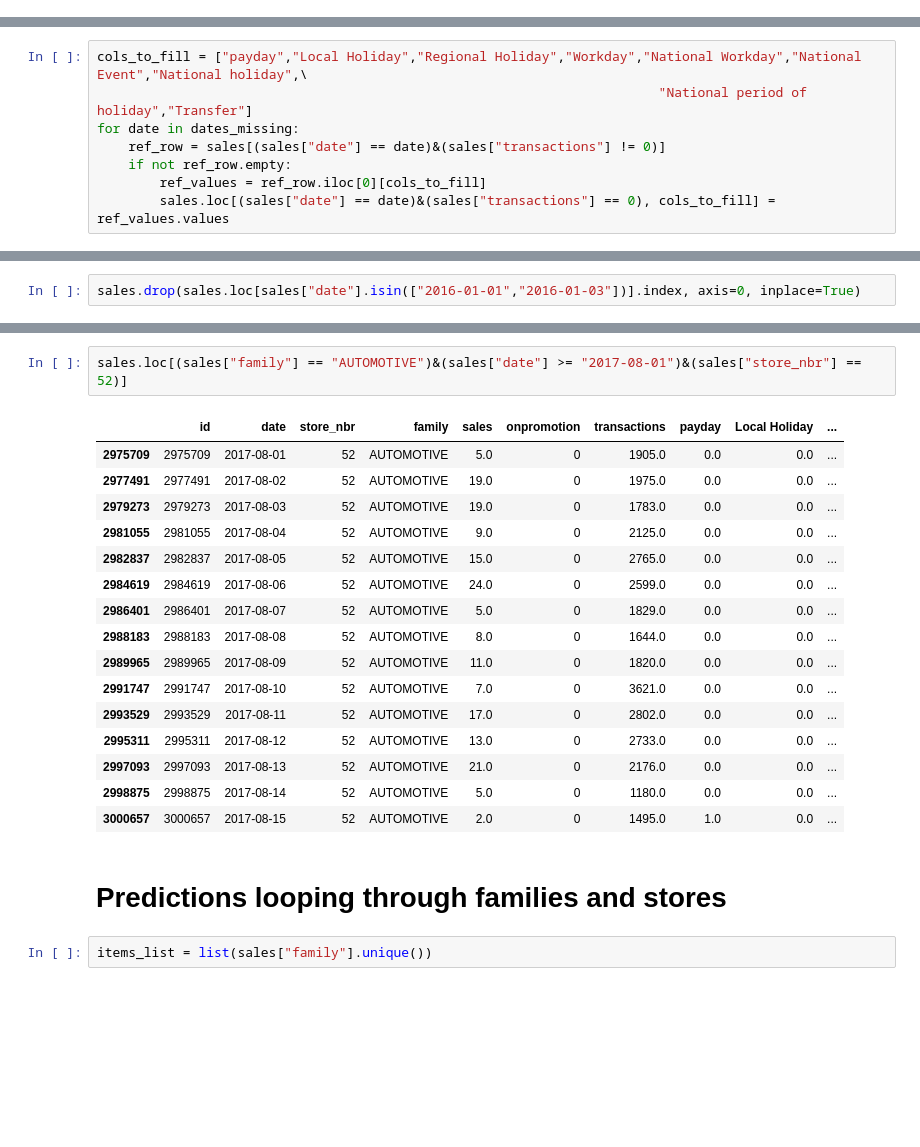
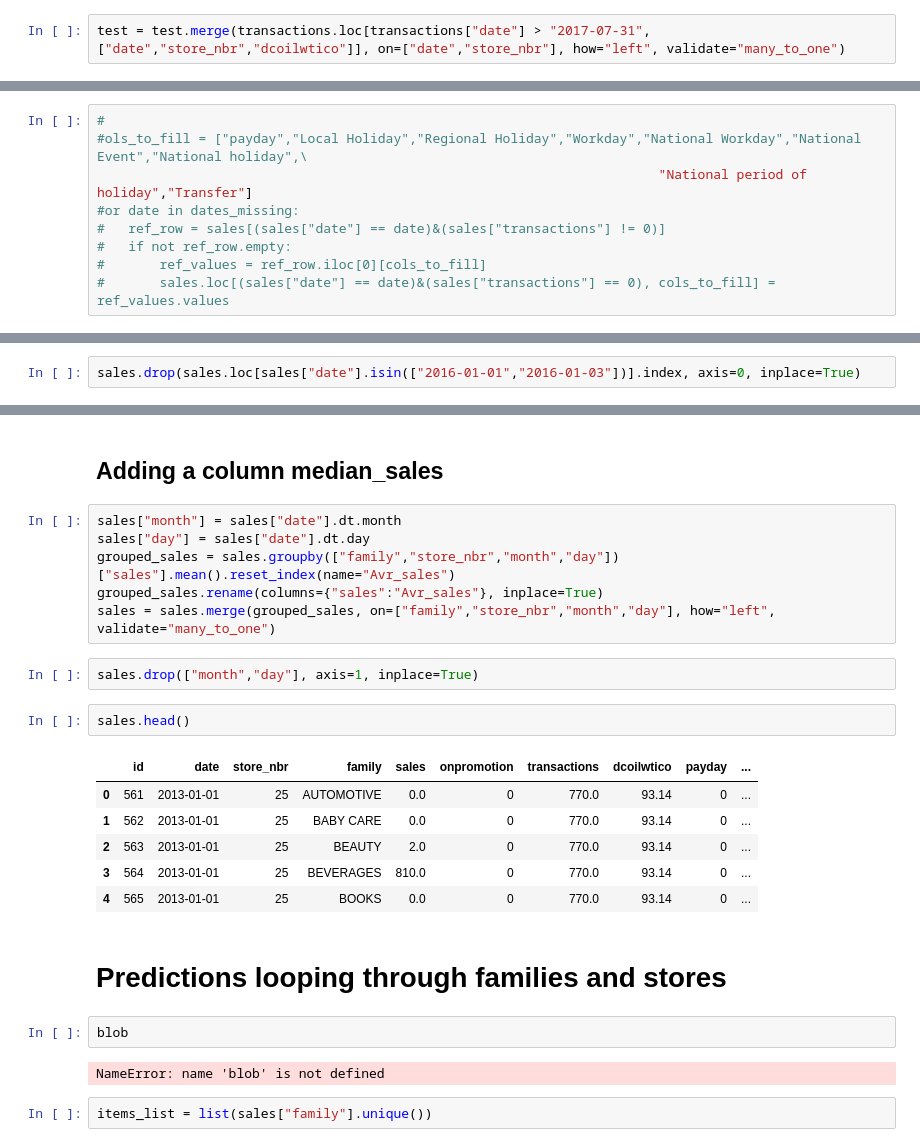
Before and after one commit to flylight-max/Time_Series_forecasting, a Jupyter notebook: pipeline_finale.ipynb, the cells around one changed output, grey strips where cells are left out. Cells and saved outputs as stored; diff of their text form; blank space fills up the shorter version.

```diff
--- a/pipeline_finale.ipynb
+++ b/pipeline_finale.ipynb
@@ -129,3 +183,5 @@ test.drop("transactions_pred", axis=1, inplace=True)
+# %%
+test = test.merge(transactions.loc[transactions["date"] > "2017-07-31",["date","store_nbr","dcoilwtico"]], on=["date","store_nbr"], how="left", validate="many_to_one")
 # %%
 test.isna().sum()
 # %% [output]
@@ -237,8 +322,9 @@ Name: transactions, dtype: float64
 # %%
-cols_to_fill = ["payday","Local Holiday","Regional Holiday","Workday","National Workday","National Event","National holiday",\
+#
+#ols_to_fill = ["payday","Local Holiday","Regional Holiday","Workday","National Workday","National Event","National holiday",\
                                                                         "National period of holiday","Transfer"]
-for date in dates_missing:
-    ref_row = sales[(sales["date"] == date)&(sales["transactions"] != 0)]
-    if not ref_row.empty:
-        ref_values = ref_row.iloc[0][cols_to_fill]
-        sales.loc[(sales["date"] == date)&(sales["transactions"] == 0), cols_to_fill] = ref_values.values
+#or date in dates_missing:
+#   ref_row = sales[(sales["date"] == date)&(sales["transactions"] != 0)]
+#   if not ref_row.empty:
+#       ref_values = ref_row.iloc[0][cols_to_fill]
+#       sales.loc[(sales["date"] == date)&(sales["transactions"] == 0), cols_to_fill] = ref_values.values
@@ -362,27 +414,31 @@ National holiday              0
 National period of holiday    0
 Transfer                      0
 dtype: int64
-# %%
-sales.loc[(sales["family"] == "AUTOMOTIVE")&(sales["date"] >= "2017-08-01")&(sales["store_nbr"] == 52)]
-# %% [output]
-|  | id | date | store_nbr | family | sales | onpromotion | transactions | payday | Local Holiday | ... |
-| 2975709 | 2975709 | 2017-08-01 | 52 | AUTOMOTIVE | 5.0 | 0 | 1905.0 | 0.0 | 0.0 | ... |
-| 2977491 | 2977491 | 2017-08-02 | 52 | AUTOMOTIVE | 19.0 | 0 | 1975.0 | 0.0 | 0.0 | ... |
-| 2979273 | 2979273 | 2017-08-03 | 52 | AUTOMOTIVE | 19.0 | 0 | 1783.0 | 0.0 | 0.0 | ... |
-| 2981055 | 2981055 | 2017-08-04 | 52 | AUTOMOTIVE | 9.0 | 0 | 2125.0 | 0.0 | 0.0 | ... |
-| 2982837 | 2982837 | 2017-08-05 | 52 | AUTOMOTIVE | 15.0 | 0 | 2765.0 | 0.0 | 0.0 | ... |
-| 2984619 | 2984619 | 2017-08-06 | 52 | AUTOMOTIVE | 24.0 | 0 | 2599.0 | 0.0 | 0.0 | ... |
-| 2986401 | 2986401 | 2017-08-07 | 52 | AUTOMOTIVE | 5.0 | 0 | 1829.0 | 0.0 | 0.0 | ... |
-| 2988183 | 2988183 | 2017-08-08 | 52 | AUTOMOTIVE | 8.0 | 0 | 1644.0 | 0.0 | 0.0 | ... |
-| 2989965 | 2989965 | 2017-08-09 | 52 | AUTOMOTIVE | 11.0 | 0 | 1820.0 | 0.0 | 0.0 | ... |
-| 2991747 | 2991747 | 2017-08-10 | 52 | AUTOMOTIVE | 7.0 | 0 | 3621.0 | 0.0 | 0.0 | ... |
-| 2993529 | 2993529 | 2017-08-11 | 52 | AUTOMOTIVE | 17.0 | 0 | 2802.0 | 0.0 | 0.0 | ... |
-| 2995311 | 2995311 | 2017-08-12 | 52 | AUTOMOTIVE | 13.0 | 0 | 2733.0 | 0.0 | 0.0 | ... |
-| 2997093 | 2997093 | 2017-08-13 | 52 | AUTOMOTIVE | 21.0 | 0 | 2176.0 | 0.0 | 0.0 | ... |
-| 2998875 | 2998875 | 2017-08-14 | 52 | AUTOMOTIVE | 5.0 | 0 | 1180.0 | 0.0 | 0.0 | ... |
-| 3000657 | 3000657 | 2017-08-15 | 52 | AUTOMOTIVE | 2.0 | 0 | 1495.0 | 1.0 | 0.0 | ... |
+# %% [markdown]
+## **Adding a column median_sales**
+# %%
+sales["month"] = sales["date"].dt.month
+sales["day"] = sales["date"].dt.day
+grouped_sales = sales.groupby(["family","store_nbr","month","day"])["sales"].mean().reset_index(name="Avr_sales")
+grouped_sales.rename(columns={"sales":"Avr_sales"}, inplace=True)
+sales = sales.merge(grouped_sales, on=["family","store_nbr","month","day"], how="left", validate="many_to_one")
+# %%
+sales.drop(["month","day"], axis=1, inplace=True)
+# %%
+sales.head()
+# %% [output]
+|  | id | date | store_nbr | family | sales | onpromotion | transactions | dcoilwtico | payday | ... |
+| 0 | 561 | 2013-01-01 | 25 | AUTOMOTIVE | 0.0 | 0 | 770.0 | 93.14 | 0 | ... |
+| 1 | 562 | 2013-01-01 | 25 | BABY CARE | 0.0 | 0 | 770.0 | 93.14 | 0 | ... |
+| 2 | 563 | 2013-01-01 | 25 | BEAUTY | 2.0 | 0 | 770.0 | 93.14 | 0 | ... |
+| 3 | 564 | 2013-01-01 | 25 | BEVERAGES | 810.0 | 0 | 770.0 | 93.14 | 0 | ... |
+| 4 | 565 | 2013-01-01 | 25 | BOOKS | 0.0 | 0 | 770.0 | 93.14 | 0 | ... |
 # %% [markdown]
 # **Predictions looping through families and stores**
+# %%
+blob
+# %% [output]
+NameError: name 'blob' is not defined
 # %%
 items_list = list(sales["family"].unique())
 # %%
```
Also changed, not shown: parts of 27 cells of this notebook, 1 other file.
